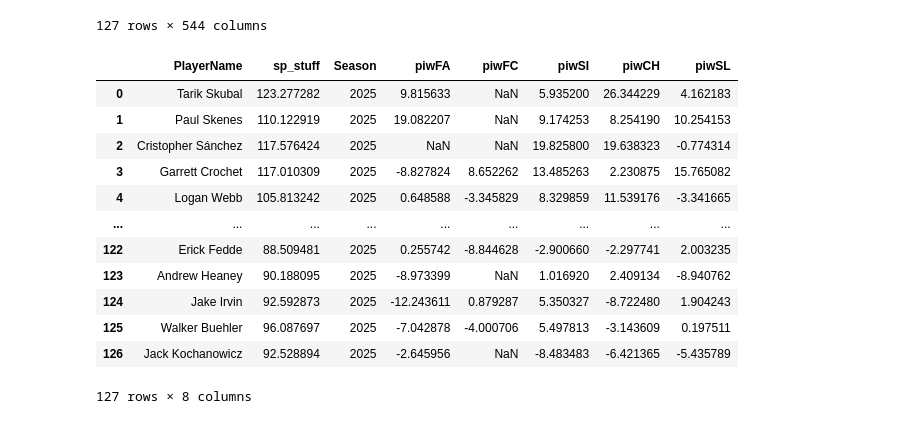
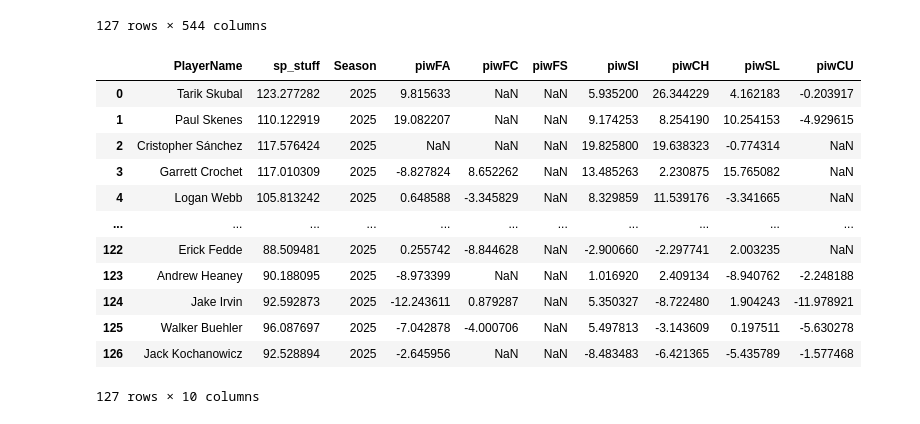
Before and after one commit to lemonannn/lppm_plus, a Jupyter notebook: testy.ipynb, the cells around one changed output. Saved outputs shown, nothing was run; the diff lists cells and outputs as text; code cells hidden in the pictures.

```diff
--- a/testy.ipynb
+++ b/testy.ipynb
@@ -43,18 +43,21 @@ pitchers_df
 | 126 | R | 686799 | <a href="statss.aspx?playerid=276... | <a href="leaders.aspx?pos=all&sta... | 2025 | 24.0 | 24 - 24 | 2025 | 2025 | 3.0 | ... |
 127 rows × 544 columns
 # %%
-pitchers_df[['PlayerName', 'sp_stuff', 'Season', 'piwFA', 'piwFC', 'piwSI', 'piwCH', 'piwSL']]
+## piwFA = four seam runs above average
+## FC = cutter, FS = splitter, SI = sinker, CH = changeup, SL = slider, CU = curveball
+
+pitchers_df[['PlayerName', 'sp_stuff', 'Season', 'piwFA', 'piwFC', 'piwFS', 'piwSI', 'piwCH', 'piwSL', 'piwCU']]
 # %% [output]
-|  | PlayerName | sp_stuff | Season | piwFA | piwFC | piwSI | piwCH | piwSL |
-| 0 | Tarik Skubal | 123.277282 | 2025 | 9.815633 | NaN | 5.935200 | 26.344229 | 4.162183 |
-| 1 | Paul Skenes | 110.122919 | 2025 | 19.082207 | NaN | 9.174253 | 8.254190 | 10.254153 |
-| 2 | Cristopher Sánchez | 117.576424 | 2025 | NaN | NaN | 19.825800 | 19.638323 | -0.774314 |
-| 3 | Garrett Crochet | 117.010309 | 2025 | -8.827824 | 8.652262 | 13.485263 | 2.230875 | 15.765082 |
-| 4 | Logan Webb | 105.813242 | 2025 | 0.648588 | -3.345829 | 8.329859 | 11.539176 | -3.341665 |
-| ... | ... | ... | ... | ... | ... | ... | ... | ... |
-| 122 | Erick Fedde | 88.509481 | 2025 | 0.255742 | -8.844628 | -2.900660 | -2.297741 | 2.003235 |
-| 123 | Andrew Heaney | 90.188095 | 2025 | -8.973399 | NaN | 1.016920 | 2.409134 | -8.940762 |
-| 124 | Jake Irvin | 92.592873 | 2025 | -12.243611 | 0.879287 | 5.350327 | -8.722480 | 1.904243 |
-| 125 | Walker Buehler | 96.087697 | 2025 | -7.042878 | -4.000706 | 5.497813 | -3.143609 | 0.197511 |
-| 126 | Jack Kochanowicz | 92.528894 | 2025 | -2.645956 | NaN | -8.483483 | -6.421365 | -5.435789 |
+|  | PlayerName | sp_stuff | Season | piwFA | piwFC | piwFS | piwSI | piwCH | piwSL | piwCU |
+| 0 | Tarik Skubal | 123.277282 | 2025 | 9.815633 | NaN | NaN | 5.935200 | 26.344229 | 4.162183 | -0.203917 |
+| 1 | Paul Skenes | 110.122919 | 2025 | 19.082207 | NaN | NaN | 9.174253 | 8.254190 | 10.254153 | -4.929615 |
+| 2 | Cristopher Sánchez | 117.576424 | 2025 | NaN | NaN | NaN | 19.825800 | 19.638323 | -0.774314 | NaN |
+| 3 | Garrett Crochet | 117.010309 | 2025 | -8.827824 | 8.652262 | NaN | 13.485263 | 2.230875 | 15.765082 | NaN |
+| 4 | Logan Webb | 105.813242 | 2025 | 0.648588 | -3.345829 | NaN | 8.329859 | 11.539176 | -3.341665 | NaN |
+| ... | ... | ... | ... | ... | ... | ... | ... | ... | ... | ... |
+| 122 | Erick Fedde | 88.509481 | 2025 | 0.255742 | -8.844628 | NaN | -2.900660 | -2.297741 | 2.003235 | NaN |
+| 123 | Andrew Heaney | 90.188095 | 2025 | -8.973399 | NaN | NaN | 1.016920 | 2.409134 | -8.940762 | -2.248188 |
+| 124 | Jake Irvin | 92.592873 | 2025 | -12.243611 | 0.879287 | NaN | 5.350327 | -8.722480 | 1.904243 | -11.978921 |
+| 125 | Walker Buehler | 96.087697 | 2025 | -7.042878 | -4.000706 | NaN | 5.497813 | -3.143609 | 0.197511 | -5.630278 |
+| 126 | Jack Kochanowicz | 92.528894 | 2025 | -2.645956 | NaN | NaN | -8.483483 | -6.421365 | -5.435789 | -1.577468 |
-127 rows × 8 columns
+127 rows × 10 columns
```
Also changed, not shown: parts of 1 cell of this notebook.
